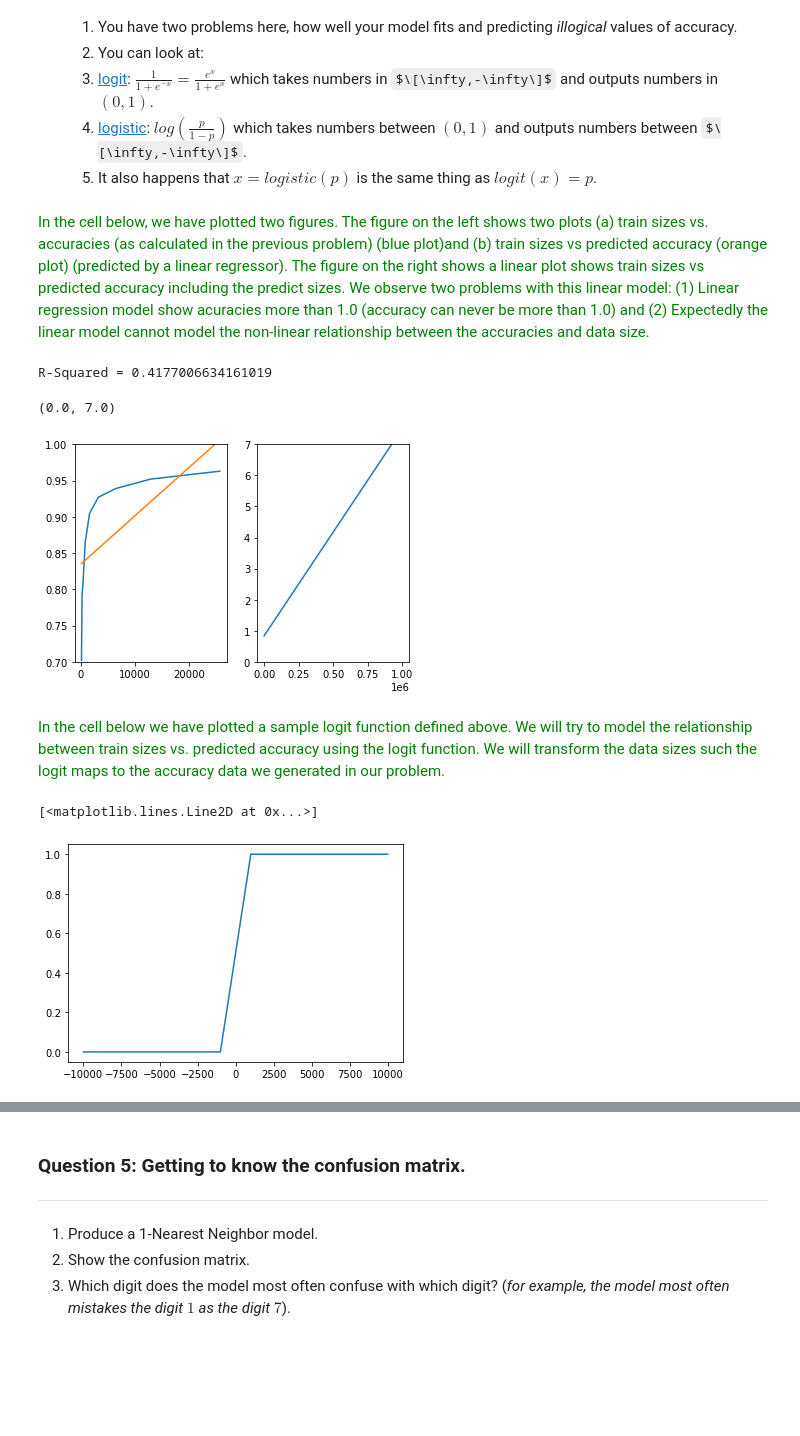
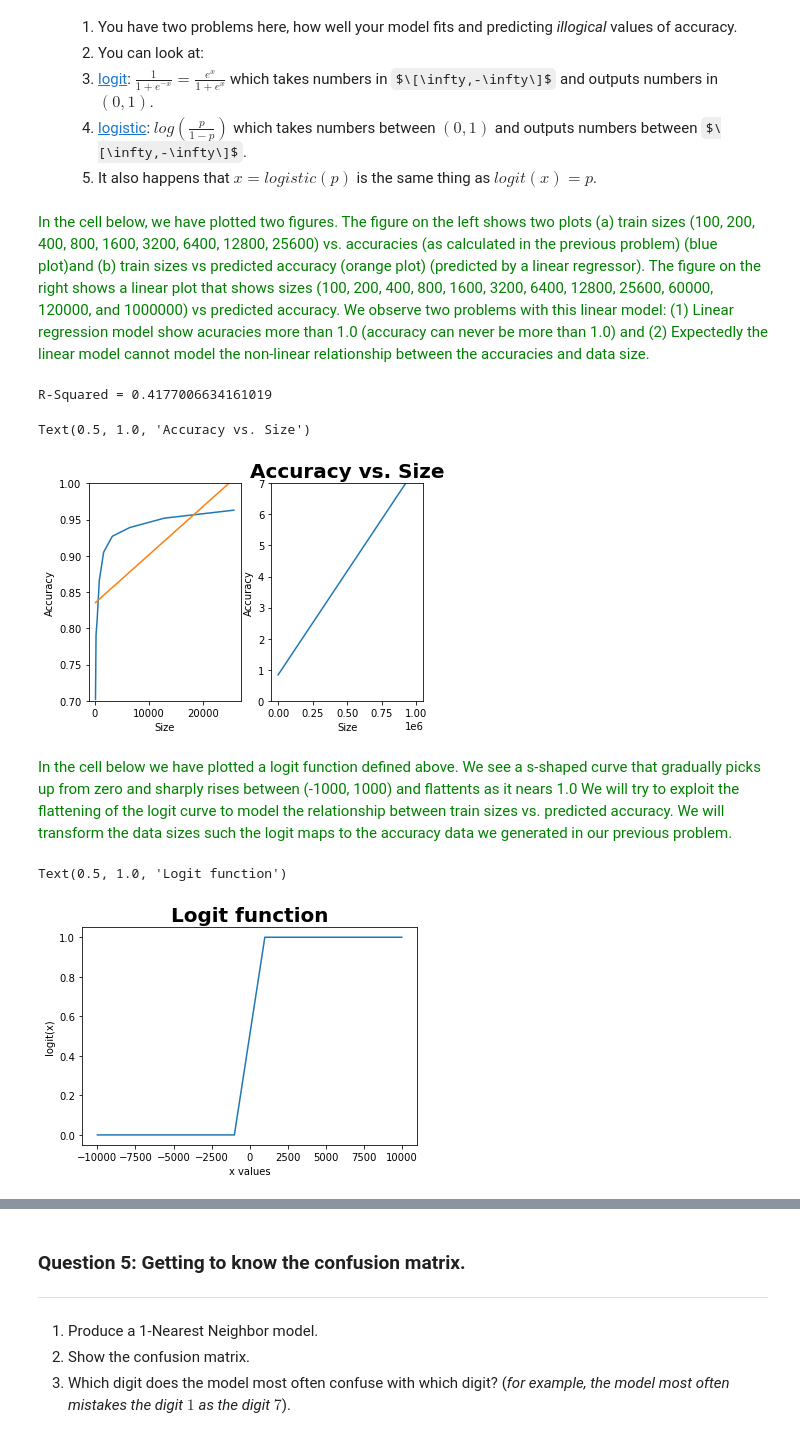
Before and after one commit to jagannathanl/jagan-lak-w207, a Jupyter notebook: jagannathan_lakshmipathy_project1.ipynb, the cells around one changed output, grey strips where cells are left out. Cells and saved outputs as stored; diff of their text form; code cells hidden in the pictures; some formulas as TeX source; blank space fills up the shorter version.

```diff
--- a/jagannathan_lakshmipathy_project1.ipynb
+++ b/jagannathan_lakshmipathy_project1.ipynb
@@ -329,12 +331,12 @@ Notes:
     1. [logistic](https://en.wikipedia.org/wiki/Logistic_function): $log(\frac{p}{1 - p})$ which takes numbers between $(0, 1)$ and outputs numbers between $\[\infty,-\infty\]$.
     1. It also happens that $x = logistic(p)$ is the same thing as $logit(x)=p$.
 # %% [markdown]
-<span style="font-family:Verdana; color: green;"> In the cell below, we have plotted two figures. The figure on the left shows two plots (a) train sizes vs. accuracies (as calculated in the previous problem) (blue plot)and (b) train sizes vs predicted accuracy (orange plot) (predicted by a linear regressor). The figure on the right shows a linear plot shows train sizes vs predicted accuracy including the predict sizes. We observe two problems with this linear model: (1) Linear regression model show acuracies more than 1.0 (accuracy can never be more than 1.0) and (2) Expectedly the linear model cannot model the non-linear relationship between the accuracies and data size.</span>
+<span style="font-family:Verdana; color: green;"> In the cell below, we have plotted two figures. The figure on the left shows two plots (a) train sizes (100, 200, 400, 800, 1600, 3200, 6400, 12800, 25600) vs. accuracies (as calculated in the previous problem) (blue plot)and (b) train sizes vs predicted accuracy (orange plot) (predicted by a linear regressor). The figure on the right shows a linear plot that shows sizes (100, 200, 400, 800, 1600, 3200, 6400, 12800, 25600, 60000, 120000, and 1000000)  vs predicted accuracy. We observe two problems with this linear model: (1) Linear regression model show acuracies more than 1.0 (accuracy can never be more than 1.0) and (2) Expectedly the linear model cannot model the non-linear relationship between the accuracies and data size.</span>
 # %%
 fig, ax = plt.subplots(1, 2)
 
 train_sizes = [100, 200, 400, 800, 1600, 3200, 6400, 12800, 25600]
-predict_sizes = [25600, 60000, 120000, 1000000]
+predict_sizes = [60000, 120000, 1000000]
 
 X = np.array(train_sizes).reshape(-1, 1)
 y = np.array(accuracies).reshape(-1, 1)
@@ -347,6 +349,8 @@ pred = reg.predict(X_)
 y_ = np.array(pred).reshape(-1, 1)
 ax[0].plot(X_, y_)
 ax[0].set_ylim([0.7,1.0])
+ax[0].set_ylabel("Accuracy")
+ax[0].set_xlabel("Size")
 
 
 X1_ = np.array(train_sizes+predict_sizes).reshape(-1, 1)
@@ -354,26 +358,34 @@ pred = reg.predict(X1_)
 y1_ = np.array(pred).reshape(-1, 1)
 ax[1].plot(X1_, y1_)
 ax[1].set_ylim([0,7])
+ax[1].set_ylabel("Accuracy")
+ax[1].set_xlabel("Size")
+
+
+plt.title('Accuracy vs. Size',fontweight ="bold", fontsize=20)
 # %% [output]
 R-Squared = 0.4177006634161019
-(0.0, 7.0)
+Text(0.5, 1.0, 'Accuracy vs. Size')
-[figure, old version]
+[figure, new version]
 # %% [markdown]
-<span style="font-family:Verdana; color: green;"> In the cell below we have plotted a sample logit function defined above. We will try to model the relationship between train sizes vs. predicted accuracy using the logit function. We will transform the data sizes such the logit maps to the accuracy data we generated in our problem. </span>
+<span style="font-family:Verdana; color: green;"> In the cell below we have plotted a logit function defined above. We see a s-shaped curve that gradually picks up from zero and sharply rises between (-1000, 1000) and flattents as it nears 1.0 We will try to exploit the flattening of the logit curve to model the relationship between train sizes vs. predicted accuracy. We will transform the data sizes such the logit maps to the accuracy data we generated in our previous problem. </span>
 # %%
 def logit(x):
     return 1/(1+np.exp(-x))
 
 szs = np.array([100, 200, 400, 800, 1600, 3200, 6400, 12800, 25600])
 acc = np.array([0.702, 0.791, 0.811, 0.866, 0.905, 0.927, 0.939, 0.952, 0.963])
 
 
 x = np.array([-10000, -9000, -8000, -7000, -6000, -5000, -4000, -3000, -2000, -1000, 0, 1000, 2000, 3000, 4000, 5000, 6000, 7000, 8000, 9000, 10000])
 y = logit(x)
 
 fig, ax = plt.subplots(1, 1)
 ax.plot(x, y)
+ax.set_ylabel("logit(x)")
+ax.set_xlabel("x values")
+plt.title('Logit function',fontweight ="bold", fontsize=20)
 # %% [output]
-[<matplotlib.lines.Line2D at 0x...>]
+Text(0.5, 1.0, 'Logit function')
-[figure, old version]
+[figure, new version]
 # %% [markdown]
```
Also changed, not shown: parts of 15 cells of this notebook.
